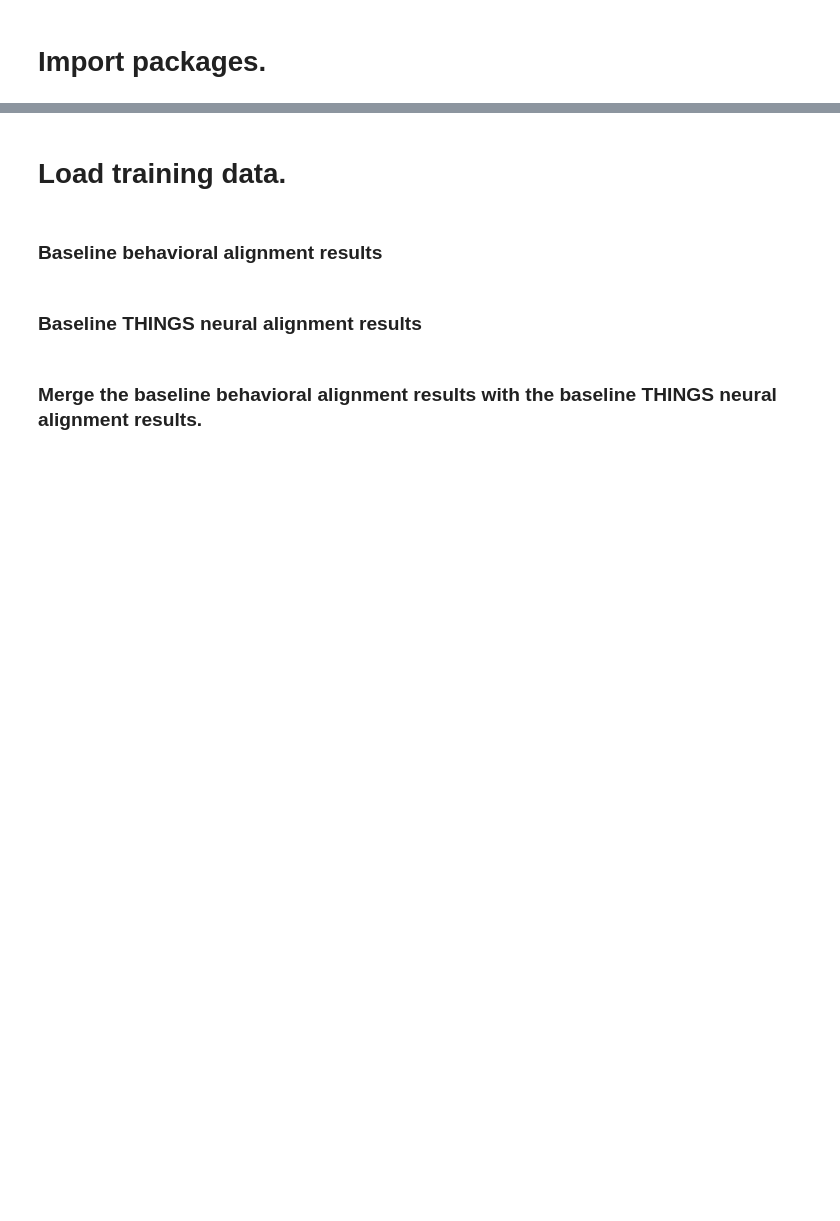
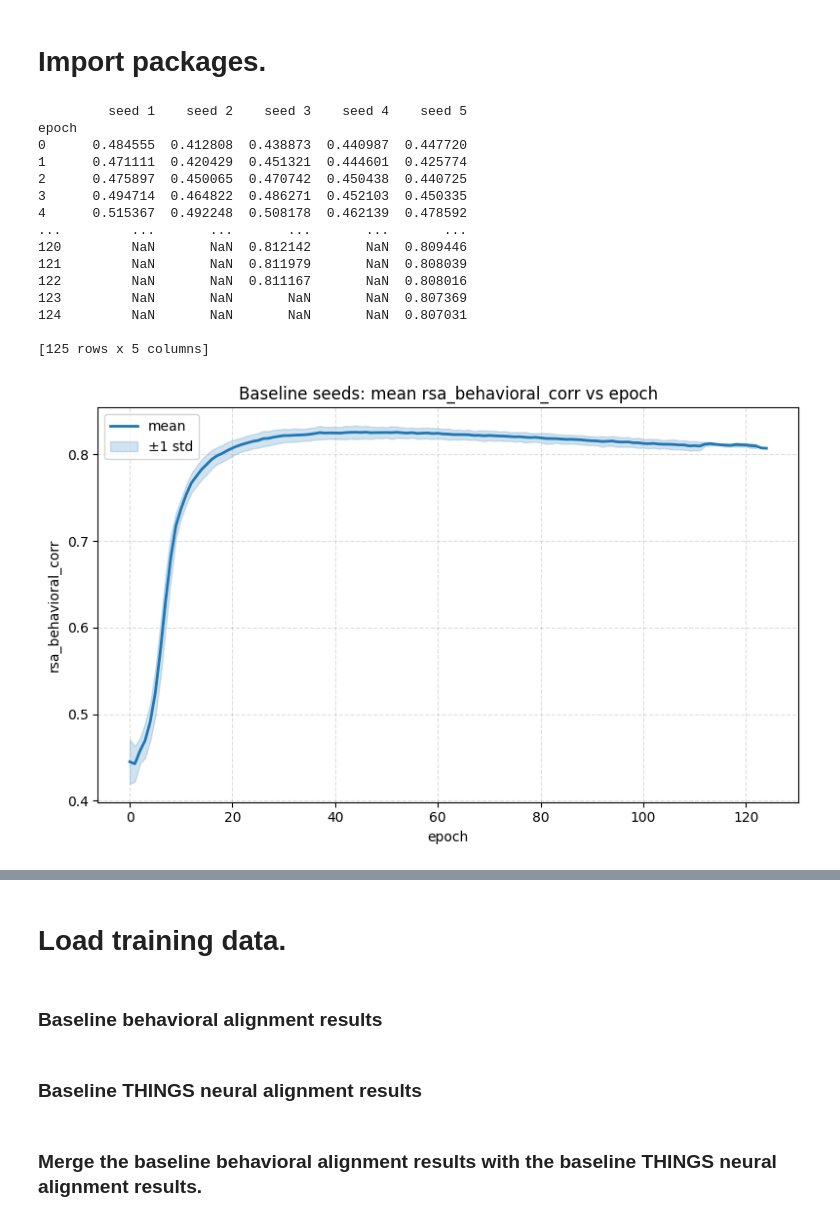
Before and after one commit to marrenj/cvpr_perturbations, a Jupyter notebook: notebooks/figures/all_figures.ipynb, the cells around one changed output, grey strips where cells are left out. Drawn from its saved outputs; the diff is of its cells as text; code cells hidden in the pictures; blank space fills up the shorter version.

Commit message:
Create seeds figures

```diff
--- a/notebooks/figures/all_figures.ipynb
+++ b/notebooks/figures/all_figures.ipynb
@@ -25,3 +25,66 @@ from typing import Optional, Iterable, Sequence, Mapping, Dict, Union, Callable,
 from notebooks.utils.create_heatmap_function import plot_min_test_loss_heatmap
 from notebooks.utils.load_training_data import load_training_results
 from notebooks.utils.merge_neural_behavioral import merge_behavioral_and_neural
+# %%
+base = Path('/home/wallacelab/teba/multimodal_brain_inspired/marren/temporal_dynamics_of_human_alignment/test')
+
+# Collect rsa_behavioral_corr series for each seed and align on epoch
+rsa_series = []
+missing = []
+for seed in range(1, 6):
+    path = base / f'baseline_seed{seed}' / f'vit_l_14_rank32_perturb-type-none_init-seed{seed}behavioral-rsa-True' / 'training_res.csv'
+    if not path.exists():
+        missing.append(f'seed {seed} (file not found)')
+        continue
+    df = pd.read_csv(path)
+    if 'rsa_behavioral_corr' not in df.columns:
+        missing.append(f'seed {seed} (no rsa_behavioral_corr column)')
+        continue
+    rsa_series.append(df.set_index('epoch')['rsa_behavioral_corr'].rename(f'seed {seed}'))
+
+if missing:
+    print('Skipped runs:', '; '.join(missing))
+
+if not rsa_series:
+    raise SystemExit('No rsa_behavioral_corr data available to plot.')
+
+rsa_df = pd.concat(rsa_series, axis=1).sort_index()
+
+print(rsa_df)
+
+mean_corr = rsa_df.mean(axis=1)
+std_corr = rsa_df.std(axis=1)
+
+plt.figure(figsize=(8, 5))
+plt.plot(mean_corr.index, mean_corr.values, label='mean', color='C0', lw=2)
+plt.fill_between(
+    mean_corr.index,
+    (mean_corr - std_corr).values,
+    (mean_corr + std_corr).values,
+    color='C0',
+    alpha=0.2,
+    label='±1 std',
+)
+plt.xlabel('epoch')
+plt.ylabel('rsa_behavioral_corr')
+plt.title('Baseline seeds: mean rsa_behavioral_corr vs epoch')
+plt.legend()
+plt.grid(True, linestyle='--', alpha=0.4)
+plt.tight_layout()
+# %% [output]
+         seed 1    seed 2    seed 3    seed 4    seed 5
+epoch
+0      0.484555  0.412808  0.438873  0.440987  0.447720
+1      0.471111  0.420429  0.451321  0.444601  0.425774
+2      0.475897  0.450065  0.470742  0.450438  0.440725
+3      0.494714  0.464822  0.486271  0.452103  0.450335
+4      0.515367  0.492248  0.508178  0.462139  0.478592
+...         ...       ...       ...       ...       ...
+120         NaN       NaN  0.812142       NaN  0.809446
+121         NaN       NaN  0.811979       NaN  0.808039
+122         NaN       NaN  0.811167       NaN  0.808016
+123         NaN       NaN       NaN       NaN  0.807369
+124         NaN       NaN       NaN       NaN  0.807031
+
+[125 rows x 5 columns]
+[figure, added]
```
Also changed, not shown: parts of 14 cells of this notebook.
